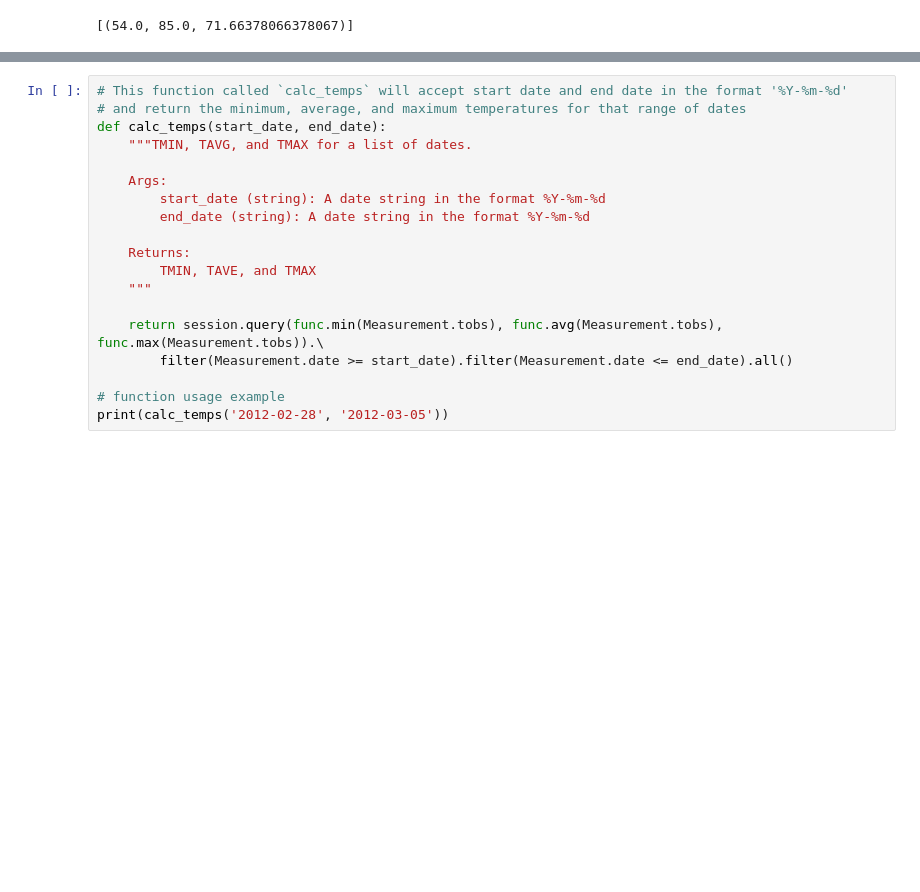
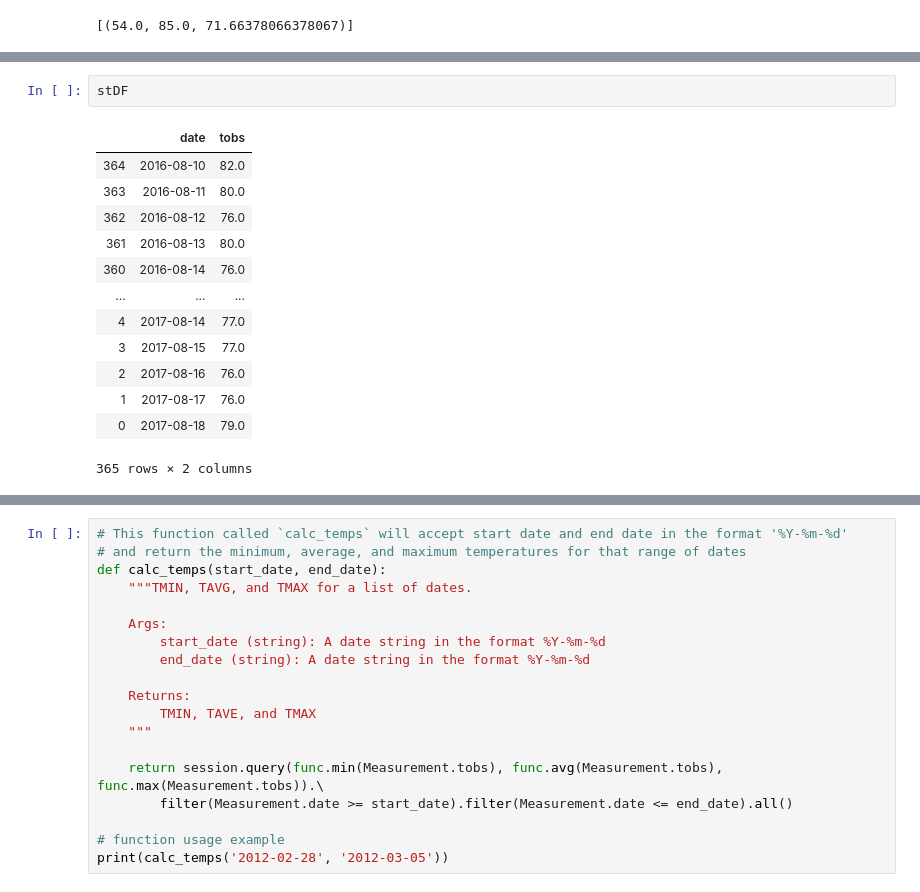
Before and after one commit to meppps/sqlalchemy-challenge, a Jupyter notebook: climate_starter.ipynb, the cells around one changed output, grey strips where cells are left out. Cells and saved outputs as stored; diff of their text form; blank space fills up the shorter version.

```diff
--- a/climate_starter.ipynb
+++ b/climate_starter.ipynb
@@ -173,3 +177,19 @@ plt.plot(stDF.date,stDF.tobs)
+# %%
+stDF
+# %% [output]
+|  | date | tobs |
+| 364 | 2016-08-10 | 82.0 |
+| 363 | 2016-08-11 | 80.0 |
+| 362 | 2016-08-12 | 76.0 |
+| 361 | 2016-08-13 | 80.0 |
+| 360 | 2016-08-14 | 76.0 |
+| ... | ... | ... |
+| 4 | 2017-08-14 | 77.0 |
+| 3 | 2017-08-15 | 77.0 |
+| 2 | 2017-08-16 | 76.0 |
+| 1 | 2017-08-17 | 76.0 |
+| 0 | 2017-08-18 | 79.0 |
+365 rows × 2 columns
 # %% [markdown]
 ![precipitation](Images/station-histogram.png)
 # %%
```
Also changed, not shown: parts of 9 cells of this notebook.
